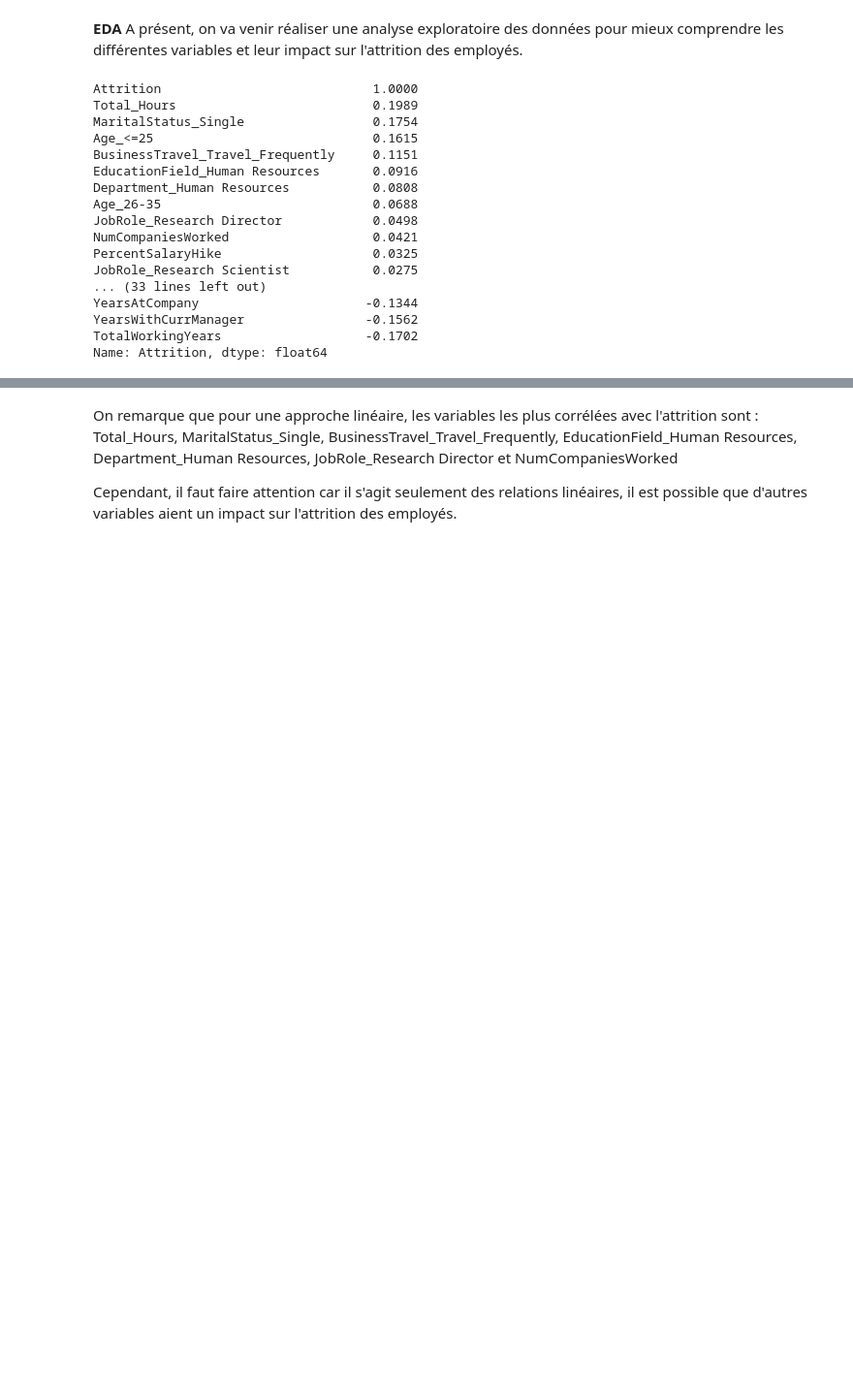
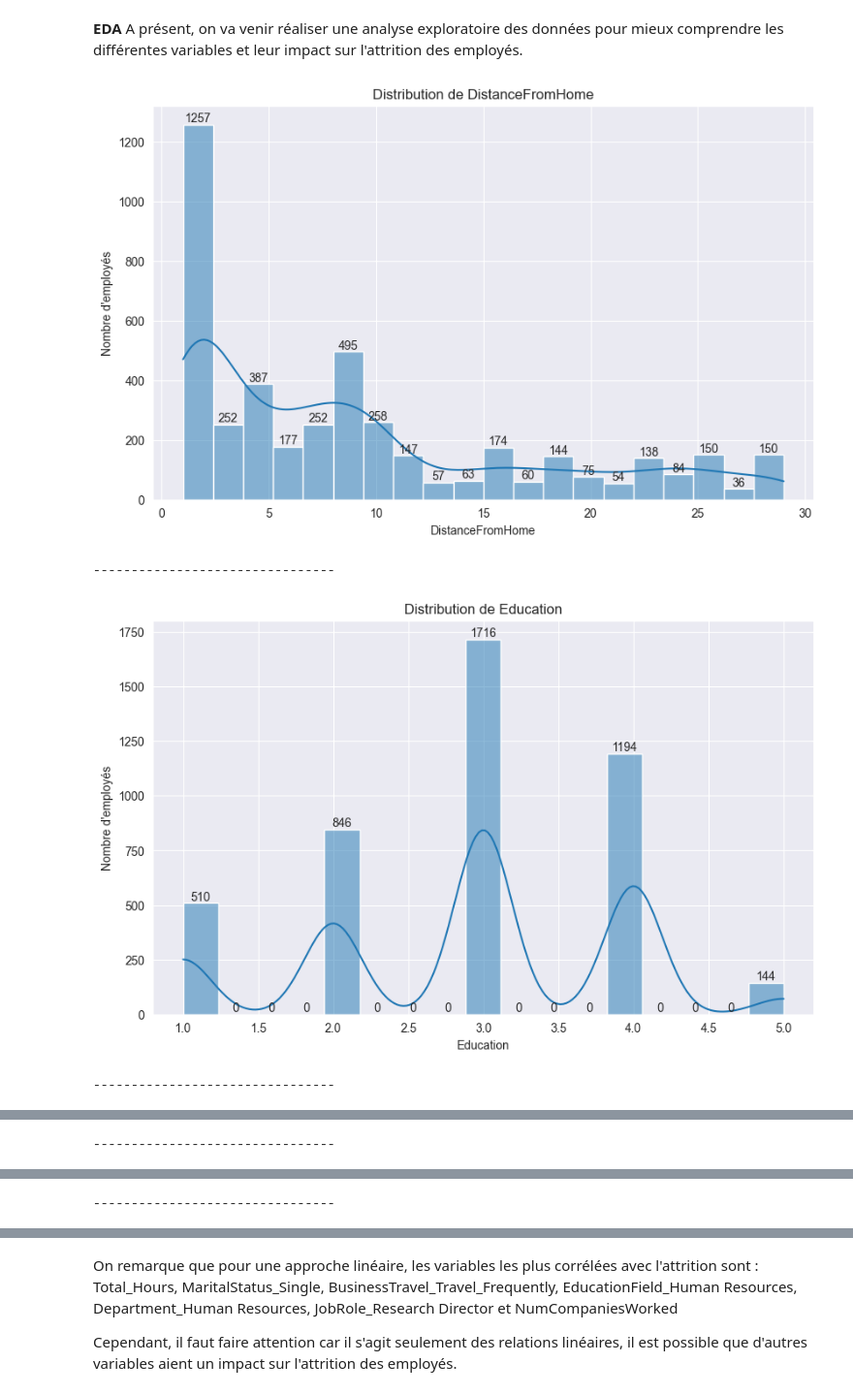
Before and after one commit to warren-gaure/projet-ia, a Jupyter notebook: notebooks/Livrable.ipynb, the cells around one changed output, grey strips where cells are left out. Shown at 97% size. Saved outputs shown, nothing was run; the diff lists cells and outputs as text; code cells hidden in the pictures; blank space fills up the shorter version.

```diff
--- a/notebooks/Livrable.ipynb
+++ b/notebooks/Livrable.ipynb
@@ -439,27 +438,21 @@ Il n'y a pas de valeurs manquantes dans le dataset
 # %% [markdown]
 **EDA** A présent, on va venir réaliser une analyse exploratoire des données pour mieux comprendre les différentes variables et leur impact sur l'attrition des employés.
-# %%
-# On vient récupérer les coefficients de corrélation de Pearson entre les différentes variables (relation linéaire)
-correlation_matrix = processed_df.corr()
-correlation_with_attrition = correlation_matrix['Attrition'].sort_values(ascending=False)
-
-# Valeurs de corrélation avec la variable cible
-print(correlation_with_attrition)
-# %% [output]
-Attrition                            1.0000
-Total_Hours                          0.1989
-MaritalStatus_Single                 0.1754
-Age_<=25                             0.1615
-BusinessTravel_Travel_Frequently     0.1151
-EducationField_Human Resources       0.0916
-Department_Human Resources           0.0808
-Age_26-35                            0.0688
-JobRole_Research Director            0.0498
-NumCompaniesWorked                   0.0421
-PercentSalaryHike                    0.0325
-JobRole_Research Scientist           0.0275
-... (33 lines left out)
-YearsAtCompany                      -0.1344
-YearsWithCurrManager                -0.1562
-TotalWorkingYears                   -0.1702
-Name: Attrition, dtype: float64
+# %%
+# Analyse des colonnes numériques
+for column in numerical_columns:
+    plt.figure(figsize=(10, 6))
+    ax = sns.histplot(processed_df[column], kde=True)
+    plt.title(f'Distribution de {column}')
+    plt.xlabel(column)
+    plt.ylabel('Nombre d\'employés')
+
+    for i in ax.containers:
+        ax.bar_label(i)
+
+    plt.show()
+    print(DELIMITER)
+# %% [output]
+[figure, added]
+--------------------------------
+[figure, added]
+--------------------------------
@@ -465,0 +460 @@ Name: Attrition, dtype: float64
+--------------------------------
@@ -465,0 +462 @@ Name: Attrition, dtype: float64
+--------------------------------
```
Also changed, not shown: parts of 17 cells of this notebook.
